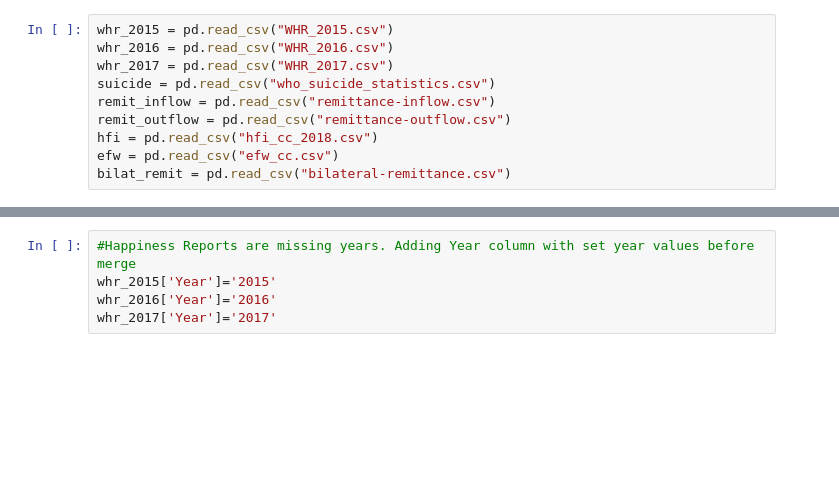
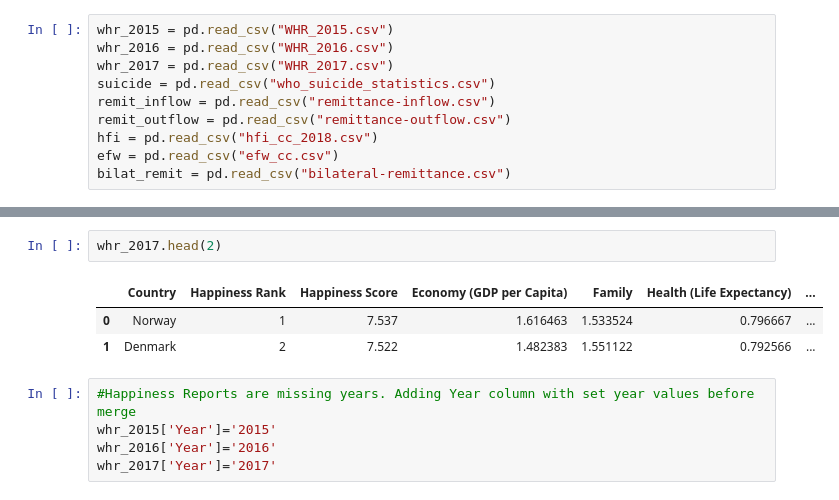
Before and after one commit to fionampg/projectofawesomeness, a Jupyter notebook: Resources/Veronique.ipynb, the cells around one changed output, grey strips where cells are left out. Drawn from its saved outputs; the diff is of its cells as text; blank space fills up the shorter version.

```diff
--- a/Resources/Veronique.ipynb
+++ b/Resources/Veronique.ipynb
@@ -46,3 +93,9 @@ Index(['Country', 'Happiness.Rank', 'Happiness.Score', 'Whisker.high',
+# %%
+whr_2017.head(2)
+# %% [output]
+|  | Country | Happiness Rank | Happiness Score | Economy (GDP per Capita) | Family | Health (Life Expectancy) | ... |
+| 0 | Norway | 1 | 7.537 | 1.616463 | 1.533524 | 0.796667 | ... |
+| 1 | Denmark | 2 | 7.522 | 1.482383 | 1.551122 | 0.792566 | ... |
 # %%
 #Happiness Reports are missing years. Adding Year column with set year values before merge
 whr_2015['Year']='2015'
```
Also changed, not shown: parts of 14 cells of this notebook.
